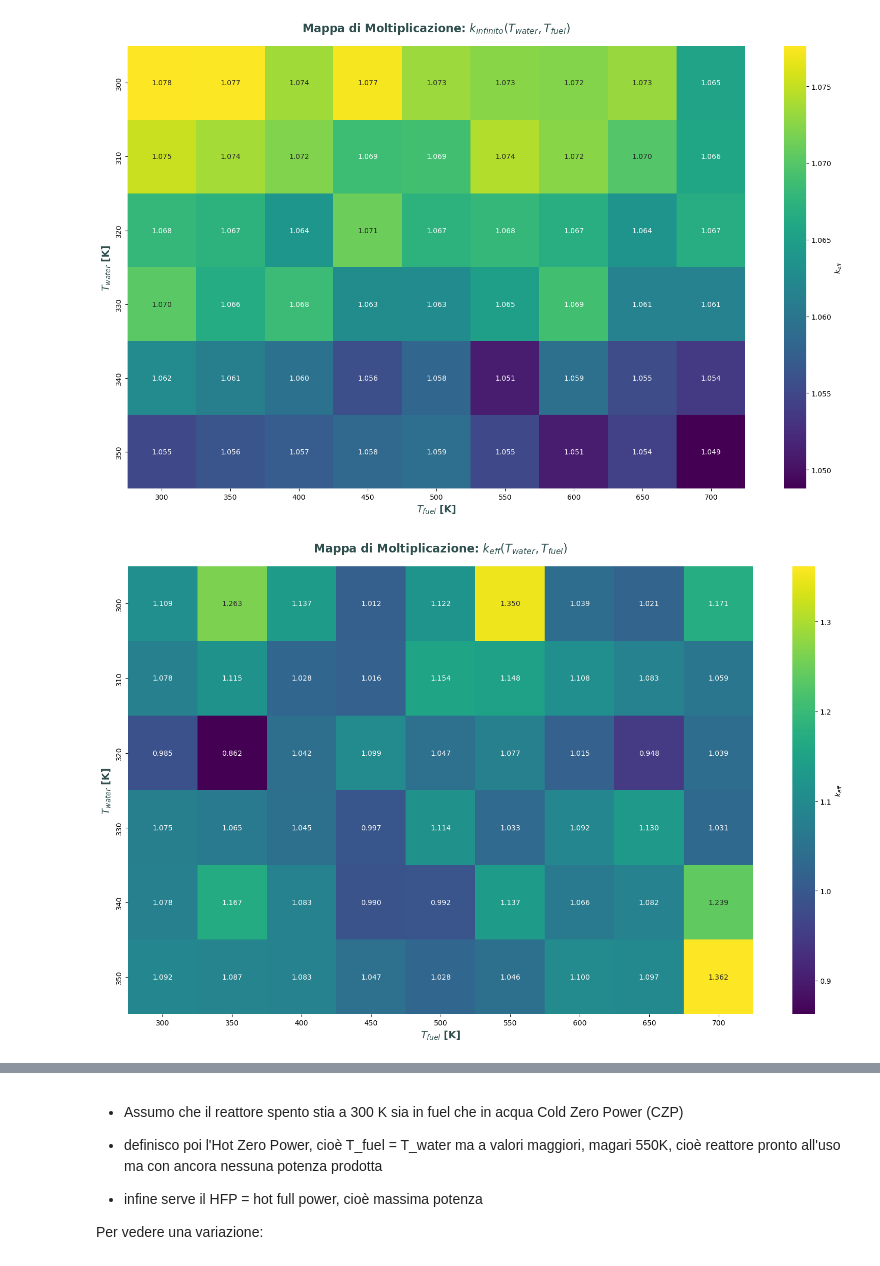
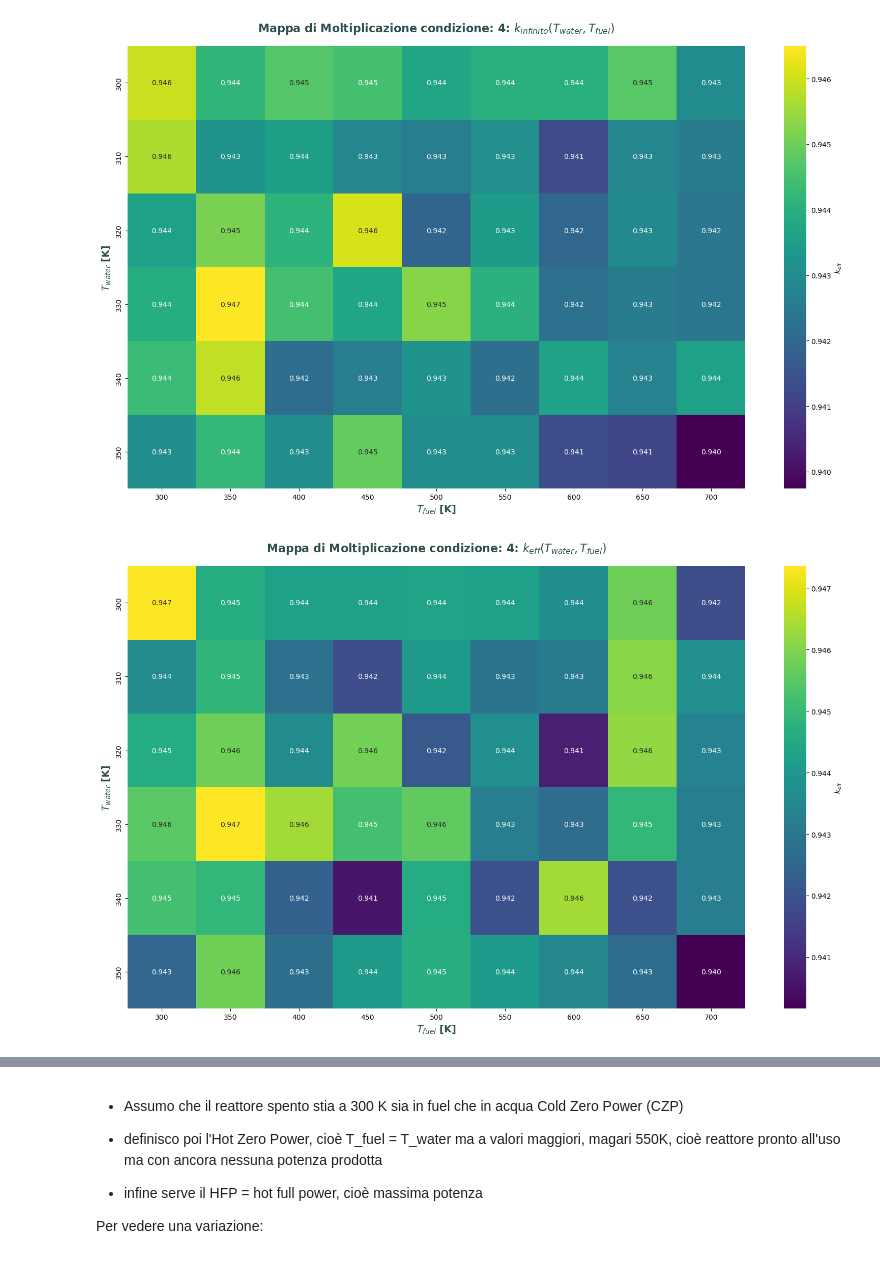
Before and after one commit to oblivion0218/Tesi-Magistrale, a Jupyter notebook: Open MC/reattore_4/auto/analisi.ipynb, the cells around one changed output, grey strips where cells are left out. Cells and saved outputs as stored; diff of their text form; code cells hidden in the pictures.

```diff
--- a/Open MC/reattore_4/auto/analisi.ipynb
+++ b/Open MC/reattore_4/auto/analisi.ipynb
@@ -20,7 +20,10 @@ def load_parameters(filename='parametri.txt'):
     # Rimuoviamo 'np' e altri built-in dal dizionario finale
     return {k: v for k, v in params.items() if not k.startswith('__') and k != 'np'}
 
-p = load_parameters('../parametri.txt')
+
+index = 4  # Sostituisci con l'indice desiderato
+
+p = load_parameters('../parametri_' + str(index) + '.txt')
 
 
 # --- Parametri Geometrici ---
@@ -64,9 +67,9 @@ T_fuel_HZP = p['T_fuel_HZP']
 data = []
 data_4_fact = []
 
-path = "result/result.txt"
+path_2 = "output_parametri_" + str(index) + "/result.txt"
 
-with open(path, "r") as f:
+with open(path_2, "r") as f:
     for line in f:
         parts = line.strip().split()
         # Isolamento delle righe contenenti le 4 grandezze fisiche
@@ -80,35 +83,35 @@ with open(path, "r") as f:
                 p = float(parts[5])
                 f = float(parts[6])
                 eta = float(parts[7])
                 Leakage_Fraction = float(parts[8])
                 k_inf_leakage = float(parts[9])
                 data_4_fact.append([int(t_w), int(t_f), k_inf_leakage])
                 data.append([int(t_w), int(t_f), k,err])
             except ValueError:
                 continue
 
 df = pd.DataFrame(data_4_fact, columns=['T_water', 'T_fuel', 'k_inf_leakage'])
 
 
 # 2. Vettorizzazione 2D per la heatmap
 heatmap_data = df.pivot(index='T_water', columns='T_fuel', values='k_inf_leakage')
 
 # 3. Setup del plot (Standard Layout)
 fig, ax = plt.subplots(figsize=(16, 10))
 
 # Mappatura termica
 sns.heatmap(heatmap_data, annot=True, fmt=".3f", cmap="viridis", ax=ax,
             cbar_kws={'label': '$k_{eff}$'})
 
 # Formattazione Titolo e Labels
-ax.set_title("Mappa di Moltiplicazione: $k_{infinito}(T_{water}, T_{fuel})$", fontsize=16, fontweight='bold', color='#2F4F4F', pad=20)
+ax.set_title("Mappa di Moltiplicazione condizione: " + str(index) + ": $k_{infinito}(T_{water}, T_{fuel})$", fontsize=16, fontweight='bold', color='#2F4F4F', pad=20)
 ax.set_xlabel("$T_{fuel}$ [K]", fontsize=14, fontweight='bold', color='#2F4F4F')
 ax.set_ylabel("$T_{water}$ [K]", fontsize=14, fontweight='bold', color='#2F4F4F')
 
 plt.tight_layout()
 plt.show()
 # %% [output]
-[figure, old version]
+[figure, new version]
 # %%
 df = pd.DataFrame(data, columns=['T_water', 'T_fuel', 'k_eff', 'std_dev'])
 
@@ -123,14 +126,14 @@ sns.heatmap(heatmap_data, annot=True, fmt=".3f", cmap="viridis", ax=ax,
             cbar_kws={'label': '$k_{eff}$'})
 
 # Formattazione Titolo e Labels
-ax.set_title("Mappa di Moltiplicazione: $k_{eff}(T_{water}, T_{fuel})$", fontsize=16, fontweight='bold', color='#2F4F4F', pad=20)
+ax.set_title("Mappa di Moltiplicazione condizione: " + str(index) + ": $k_{eff}(T_{water}, T_{fuel})$", fontsize=16, fontweight='bold', color='#2F4F4F', pad=20)
 ax.set_xlabel("$T_{fuel}$ [K]", fontsize=14, fontweight='bold', color='#2F4F4F')
 ax.set_ylabel("$T_{water}$ [K]", fontsize=14, fontweight='bold', color='#2F4F4F')
 
 plt.tight_layout()
 plt.show()
 # %% [output]
-[figure, old version]
+[figure, new version]
 # %%
 plt.figure(figsize=(16, 10))
 t_waters = df['T_water'].unique()
```
Also changed, not shown: parts of 5 cells of this notebook, 38 other files.
